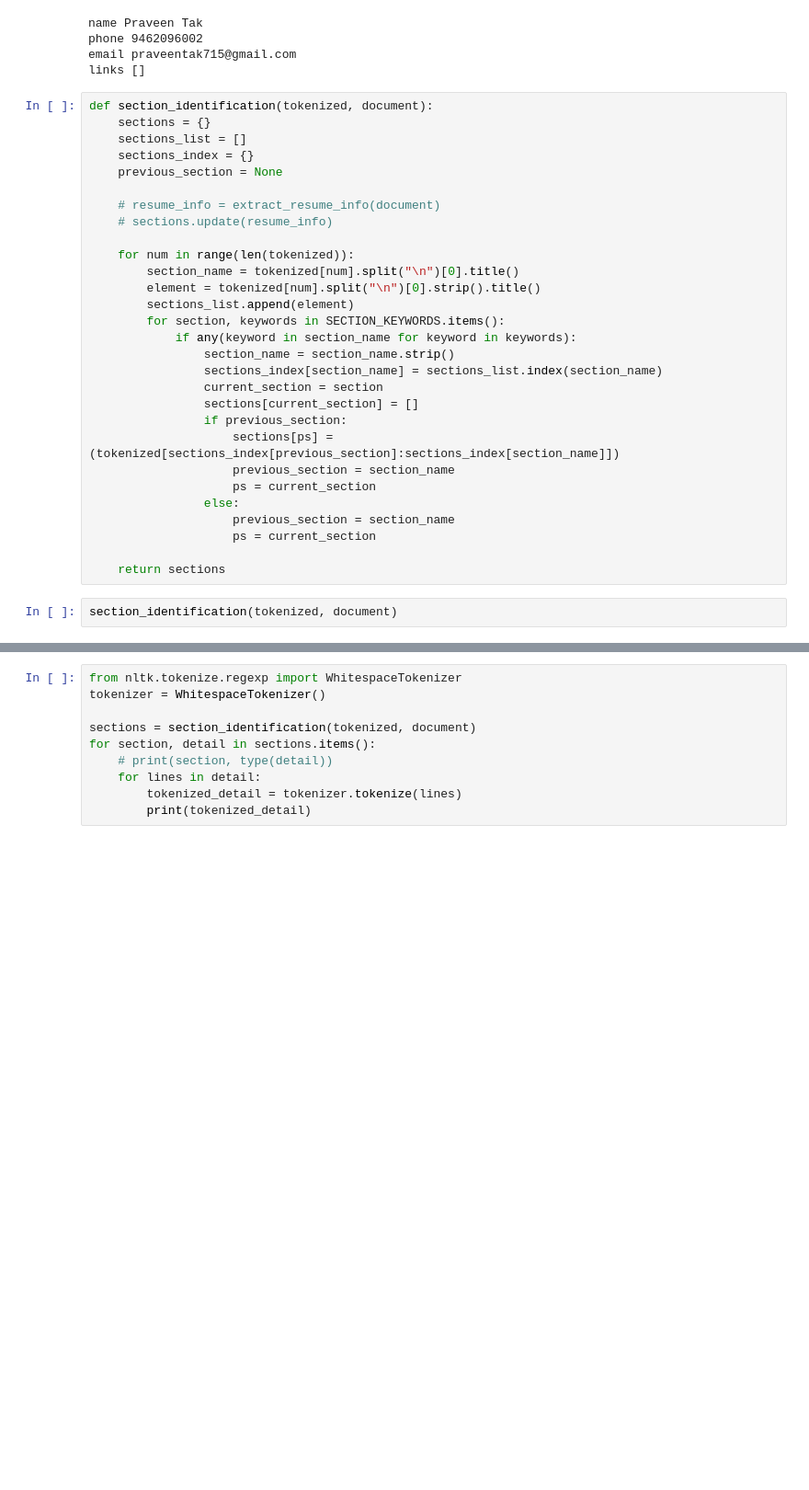
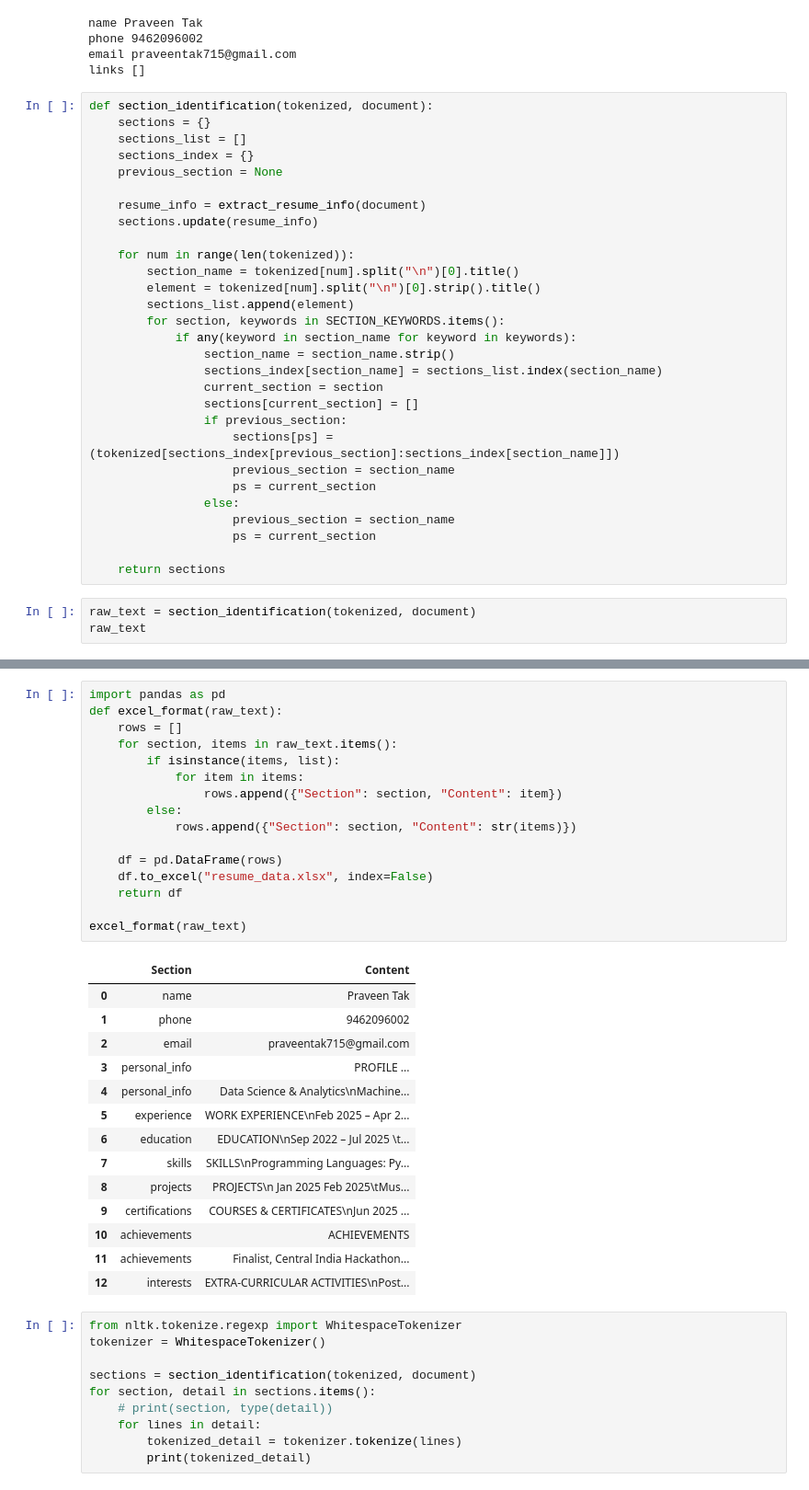
Before and after one commit to TAK-PRAVEEN/ResumeParser.ai, a Jupyter notebook: notebooks/parsing.ipynb, the cells around one changed output, grey strips where cells are left out. Shown at 92% size. Drawn from its saved outputs; the diff is of its cells as text; blank space fills up the shorter version.

```diff
--- a/notebooks/parsing.ipynb
+++ b/notebooks/parsing.ipynb
@@ -916,8 +956,8 @@ def section_identification(tokenized, document):
     sections_index = {}
     previous_section = None
 
-    # resume_info = extract_resume_info(document)
-    # sections.update(resume_info)
+    resume_info = extract_resume_info(document)
+    sections.update(resume_info)
 
     for num in range(len(tokenized)):
         section_name = tokenized[num].split("\n")[0].title()
@@ -939,5 +979,6 @@ def section_identification(tokenized, document):
 
     return sections
 # %%
-section_identification(tokenized, document)
+raw_text = section_identification(tokenized, document)
+raw_text
 # %% [output]
@@ -954,3 +1027,34 @@ section_identification(tokenized, document)
+# %%
+import pandas as pd
+def excel_format(raw_text):
+    rows = []
+    for section, items in raw_text.items():
+        if isinstance(items, list):
+            for item in items:
+                rows.append({"Section": section, "Content": item})
+        else:
+            rows.append({"Section": section, "Content": str(items)})
+
+    df = pd.DataFrame(rows)
+    df.to_excel("resume_data.xlsx", index=False)
+    return df
+
+excel_format(raw_text)
+# %% [output]
+|  | Section | Content |
+| 0 | name | Praveen Tak |
+| 1 | phone | 9462096002 |
+| 2 | email | praveentak715@gmail.com |
+| 3 | personal_info | PROFILE ... |
+| 4 | personal_info | Data Science & Analytics\nMachine... |
+| 5 | experience | WORK EXPERIENCE\nFeb 2025 – Apr 2... |
+| 6 | education | EDUCATION\nSep 2022 – Jul 2025 \t... |
+| 7 | skills | SKILLS\nProgramming Languages: Py... |
+| 8 | projects | PROJECTS\n Jan 2025 Feb 2025\tMus... |
+| 9 | certifications | COURSES & CERTIFICATES\nJun 2025 ... |
+| 10 | achievements | ACHIEVEMENTS |
+| 11 | achievements | Finalist, Central India Hackathon... |
+| 12 | interests | EXTRA-CURRICULAR ACTIVITIES\nPost... |
 # %%
 from nltk.tokenize.regexp import WhitespaceTokenizer
 tokenizer = WhitespaceTokenizer()
```
Also changed, not shown: parts of 5 cells of this notebook, 12 other files.
